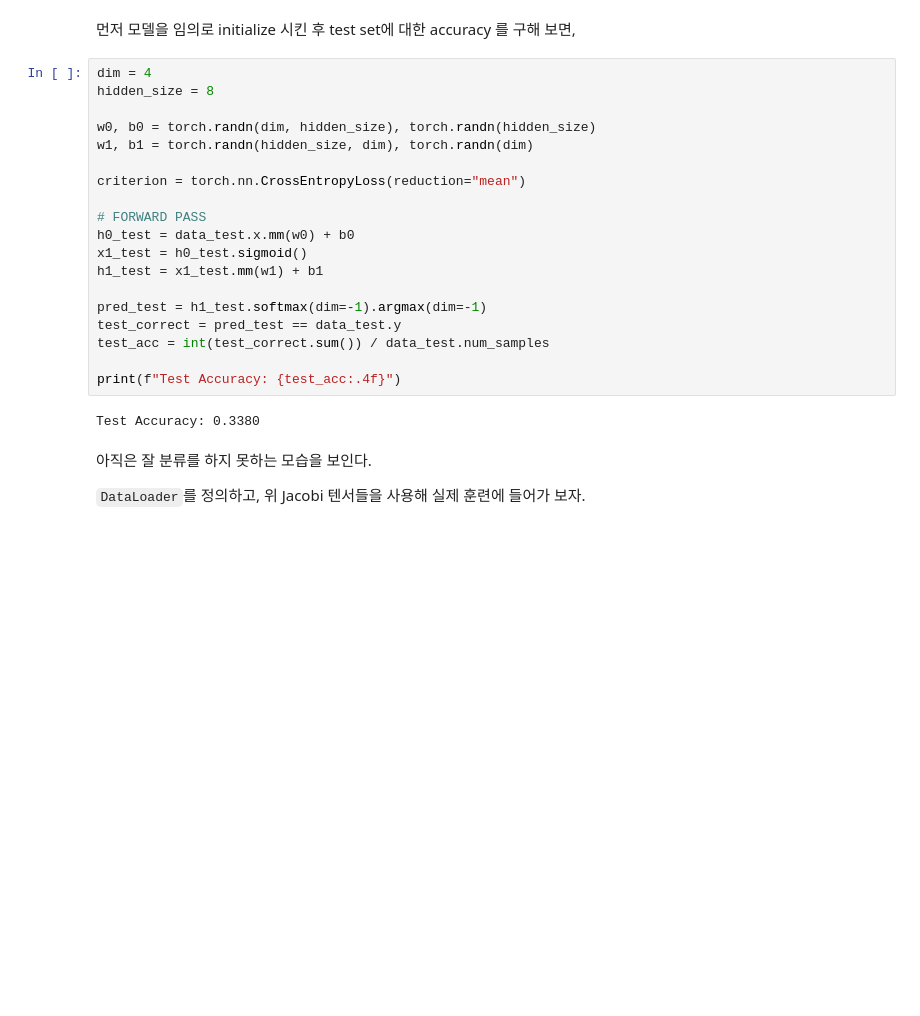
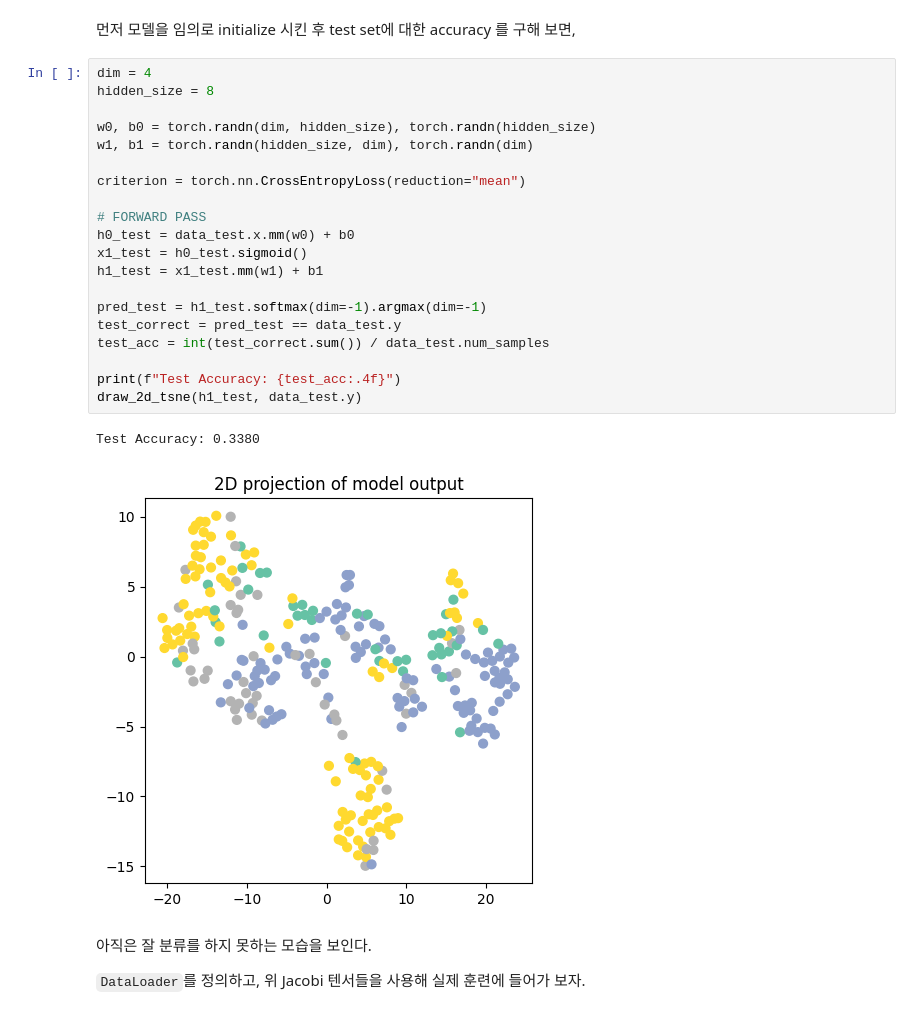
Before and after one commit to hkyoon94/autograd-from-scratch, a Jupyter notebook: autograd-from-scratch.ipynb, the cells around one changed output. Drawn from its saved outputs; the diff is of its cells as text; blank space fills up the shorter version.

Commit message:
u: 학습 전 TSNE 플롯 추가

```diff
--- a/autograd-from-scratch.ipynb
+++ b/autograd-from-scratch.ipynb
@@ -283,24 +284,26 @@ def get_dLoss_dh(y: T_, h: T_, N: int) -> T_:
 # %%
 dim = 4
 hidden_size = 8
 
 w0, b0 = torch.randn(dim, hidden_size), torch.randn(hidden_size)
 w1, b1 = torch.randn(hidden_size, dim), torch.randn(dim)
 
 criterion = torch.nn.CrossEntropyLoss(reduction="mean")
 
 # FORWARD PASS
 h0_test = data_test.x.mm(w0) + b0
 x1_test = h0_test.sigmoid()
 h1_test = x1_test.mm(w1) + b1
 
 pred_test = h1_test.softmax(dim=-1).argmax(dim=-1)
 test_correct = pred_test == data_test.y
 test_acc = int(test_correct.sum()) / data_test.num_samples
 
 print(f"Test Accuracy: {test_acc:.4f}")
+draw_2d_tsne(h1_test, data_test.y)
 # %% [output]
 Test Accuracy: 0.3380
+[figure, added]
 # %% [markdown]
 아직은 잘 분류를 하지 못하는 모습을 보인다.
 
```
Also changed, not shown: parts of 1 cell of this notebook, 1 other file.
